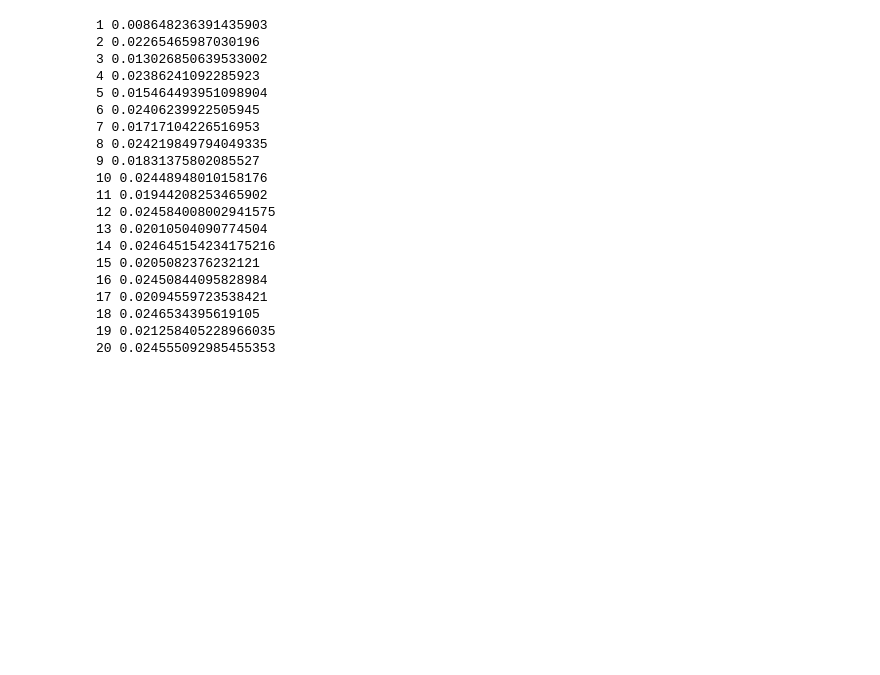
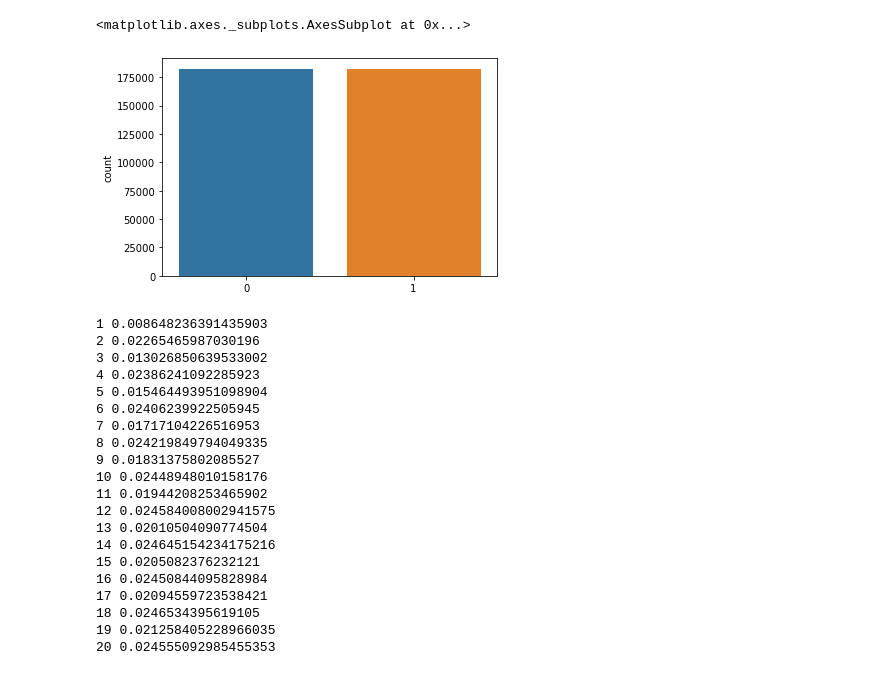
Before and after one commit to xavierigneous/Vehicle-Loan-Default-Prediction, a Jupyter notebook: Vishwanath/Model Iterations.ipynb, the cells around one changed output. Cells and saved outputs as stored; diff of their text form; code cells hidden in the pictures; blank space fills up the shorter version.

```diff
--- a/Vishwanath/Model Iterations.ipynb
+++ b/Vishwanath/Model Iterations.ipynb
@@ -111,3 +118,8 @@ x, y = sm.fit_sample(x, y.ravel())
+# %%
+sns.countplot(y)
+# %% [output]
+<matplotlib.axes._subplots.AxesSubplot at 0x...>
+[figure, added]
 # %%
 from sklearn.preprocessing import StandardScaler
 sc=StandardScaler()
```
Also changed, not shown: parts of 2 cells of this notebook, 1 other file.
